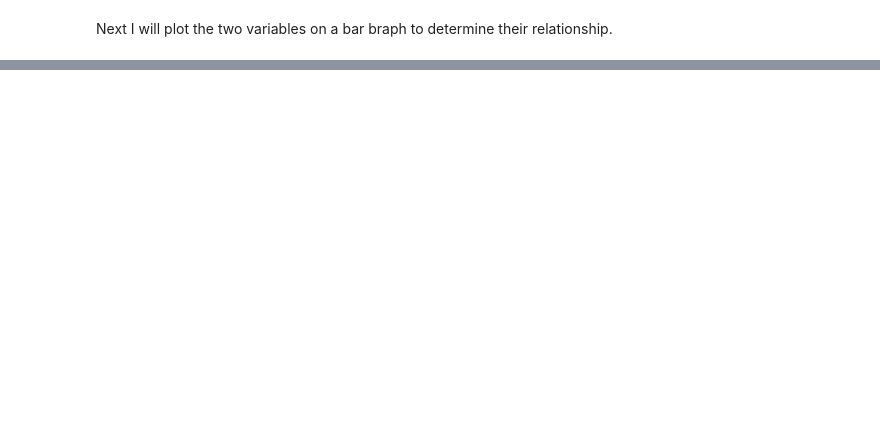
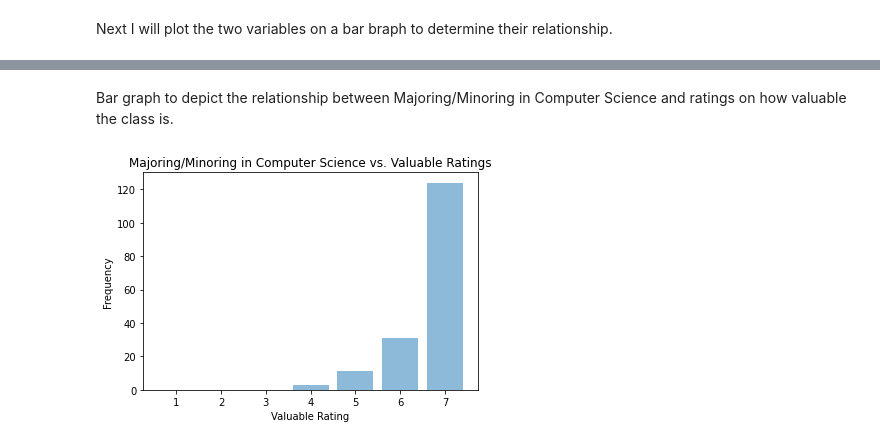
Before and after one commit to yutika01/comp110-21f-workspace, a Jupyter notebook: projects/pj01/analysis.ipynb, the cells around one changed output, grey strips where cells are left out. Drawn from its saved outputs; the diff is of its cells as text; code cells hidden in the pictures; blank space fills up the shorter version.

```diff
--- a/projects/pj01/analysis.ipynb
+++ b/projects/pj01/analysis.ipynb
@@ -43,0 +74,10 @@ Next I will plot the two variables on a bar braph to determine their relationshi
+# %%
+yes_subset: list[int] = []
+no_subset: list[int] = []
+i: int = 0
+for item in subset['comp_major']:
+    if item != 'No':
+        yes_subset.append(int(subset['valuable'][i]))
+    else:
+        no_subset.append(int(subset['valuable'][i]))
+    i += 1
@@ -43,0 +86,26 @@ Next I will plot the two variables on a bar braph to determine their relationshi
+# %%
+def yesrating(comp_degree: list[int]) -> dict[int]:
+    comp_counts = count(comp_degree)
+    i = 1
+    while i <= 7:
+        if i not in comp_counts:
+            comp_counts[i] = 0
+        i += 1
+    return comp_counts
+# %% [markdown]
+Bar graph to depict the relationship between Majoring/Minoring in Computer Science and ratings on how valuable the class is.
+# %%
+yes_labels = ['1', '2', '3', '4', '5', '6', '7']
+yes_y_pos = [0, 1, 2, 3, 4, 5, 6]
+counts_yes = yesrating(yes_subset)
+yes_values = [counts_yes[1], counts_yes[2], counts_yes[3], counts_yes[4], counts_yes[5], counts_yes[6], counts_yes[7]]
+
+plt.bar(yes_y_pos, yes_values, align='center', alpha=0.5)
+plt.xticks(yes_y_pos, yes_labels)
+plt.xlabel('Valuable Rating')
+plt.ylabel('Frequency')
+plt.title('Majoring/Minoring in Computer Science vs. Valuable Ratings')
+
+plt.show()
+# %% [output]
+[figure, added]
```
Also changed, not shown: parts of 10 cells of this notebook.
